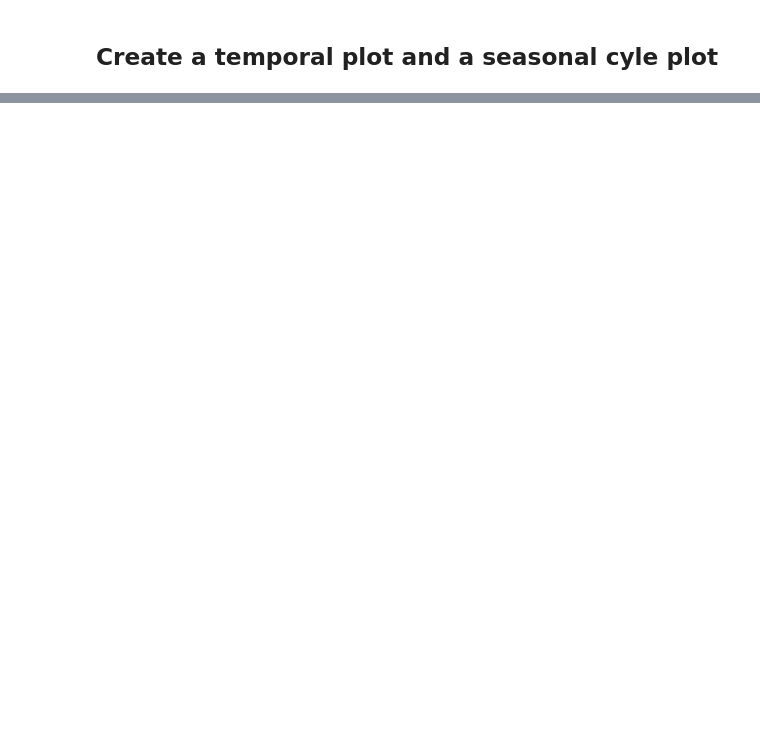
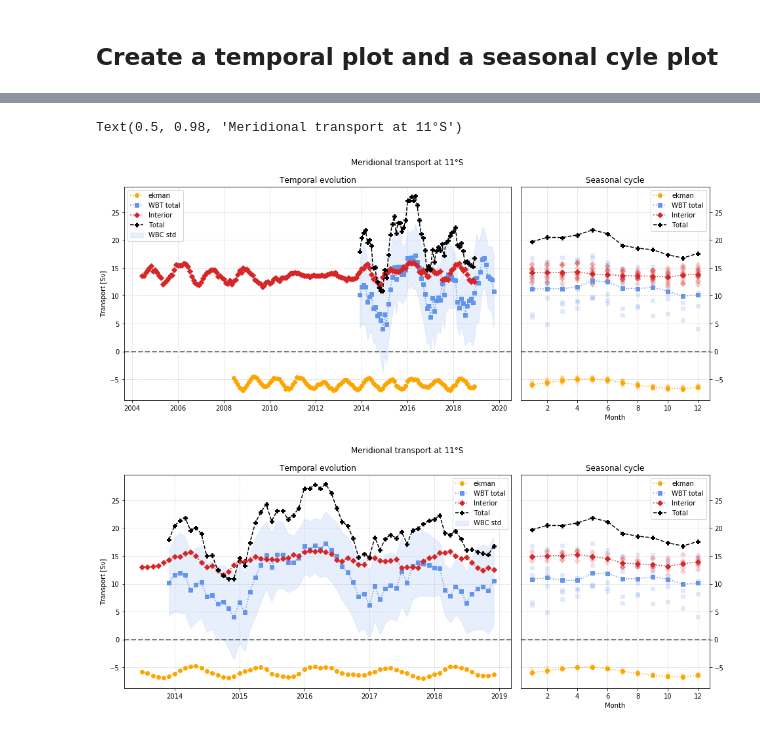
Before and after one commit to nilsnevertree/ApothermGroupProject, a Jupyter notebook: AmocTotalTransport.ipynb, the cells around one changed output, grey strips where cells are left out. Drawn from its saved outputs; the diff is of its cells as text; code cells hidden in the pictures; blank space fills up the shorter version.

```diff
--- a/AmocTotalTransport.ipynb
+++ b/AmocTotalTransport.ipynb
@@ -513,0 +463,33 @@ AttributeError: 'AxesSubplot' object has no attribute 'copy'
+# %%
+rolling_months = 6
+amoc_rolledmean = amoc_dataset.rolling(time = rolling_months).mean()
+for key in amoc_rolledmean:
+    amoc_rolledmean[key].attrs = amoc_dataset[key].attrs
+
+''' Plot the rolling mean of 3 month of dataset '''
+
+fig3 = plt.figure(figsize= (16,6))
+gs = gridspec.GridSpec(1, 3, wspace=0.05, hspace=0.4)
+ax3_1 = fig3.add_subplot(gs[0, 0:2])
+ax3_2 = fig3.add_subplot(gs[0, 2], sharey = ax3_1)
+
+fig3, ax3_1, ax3_2 = plot_from_amoc_dataset(amoc_rolledmean, fig = fig3, ax1 = ax3_1, ax2 = ax3_2, markers = markers, colors= colors)
+fig3.suptitle("Meridional transport at 11°S")
+# fig.savefig(PLOTFOLDER + "11S_Transport.svg") #, dpi = 400)
+
+''' Plot the only dataset for which total transport exists '''
+first_valid_time = pd.Series.first_valid_index(amoc_dataset.time.where(~np.isnan(amoc_dataset.total)).to_pandas())
+last_valid_time =pd.Series.last_valid_index(amoc_dataset.time.where(~np.isnan(amoc_dataset.total)).to_pandas())
+
+
+fig4 = plt.figure(figsize= (16,6))
+gs = gridspec.GridSpec(1, 3, wspace=0.05, hspace=0.4)
+ax4_1 = fig4.add_subplot(gs[0, 0:2])
+ax4_2 = fig4.add_subplot(gs[0, 2], sharey = ax4_1)
+
+fig4, ax4_1, ax4_2 = plot_from_amoc_dataset(amoc_rolledmean.sel(time = slice(first_valid_time, last_valid_time)), fig = fig4, ax1 = ax4_1, ax2 = ax4_2, markers = markers, colors= colors)
+fig4.suptitle("Meridional transport at 11°S")
+# %% [output]
+Text(0.5, 0.98, 'Meridional transport at 11°S')
+[figure, added]
+[figure, added]
```
Also changed, not shown: parts of 7 cells of this notebook.
